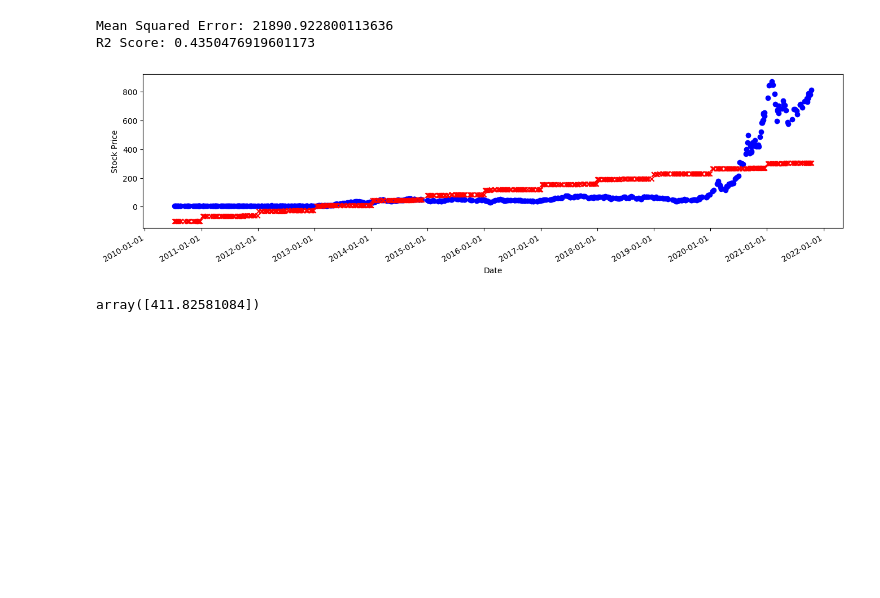
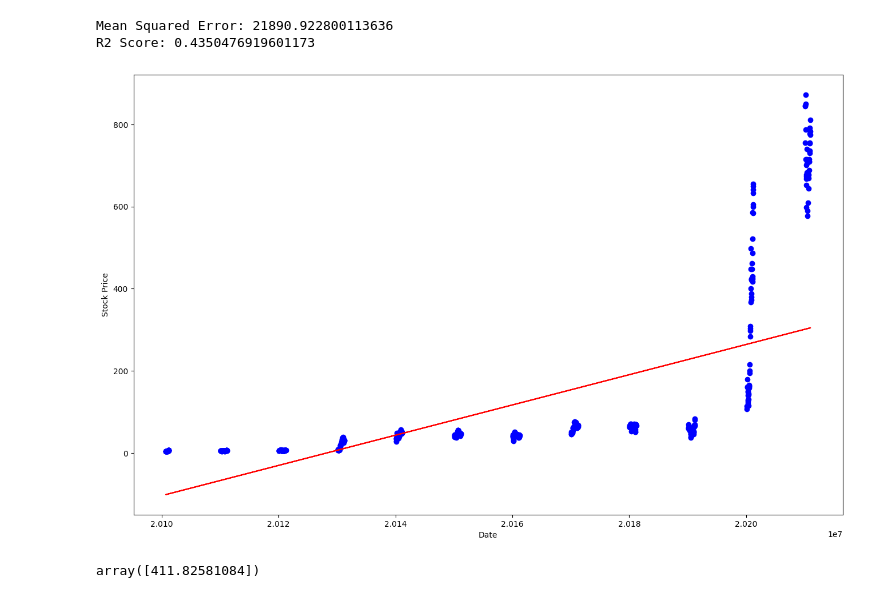
Before and after one commit to s356291/DAVE3625, a Jupyter notebook: Tesla.ipynb, the cells around one changed output. Cells and saved outputs as stored; diff of their text form; code cells hidden in the pictures; blank space fills up the shorter version.

Commit message:
lagt til riktig plot

```diff
--- a/Tesla.ipynb
+++ b/Tesla.ipynb
@@ -99,22 +99,17 @@ R2 Score: 0.4350476919601173
 # %%
 import matplotlib.dates as mdates
 # %%
-# Convert the x_test data (which seems to be in the format 'YYYYMMDD') to datetime objects
+# Changed the plot to be more accurate
 
-x_test_dates = [dt.datetime.strptime(str(date), "%Y%m%d") for date in x_test.flatten()]
-plt.figure(figsize=(16,4))
-plt.scatter(x_test_dates, y_test, color='blue', label='Actual')
-plt.scatter(x_test_dates, y_pred, color='red', marker='x', label='Predicted')
+plt.figure(figsize=(16,10))
+plt.scatter(x_test_reshaped, y_test, color='blue', label='Actual')
+plt.plot(x_test_reshaped, y_pred, color='red', label='Predicted')
 plt.xlabel('Date')
 plt.ylabel('Stock Price')
 
-plt.gca().xaxis.set_major_formatter(mdates.DateFormatter('%Y-%m-%d'))
-plt.gca().xaxis.set_major_locator(mdates.YearLocator())
-plt.gcf().autofmt_xdate()
-
 plt.show()
 # %% [output]
-[figure, old version]
+[figure, new version]
 # %%
 ### Now we check the predicted dates [YYYYMMDD]
 # %%
```
